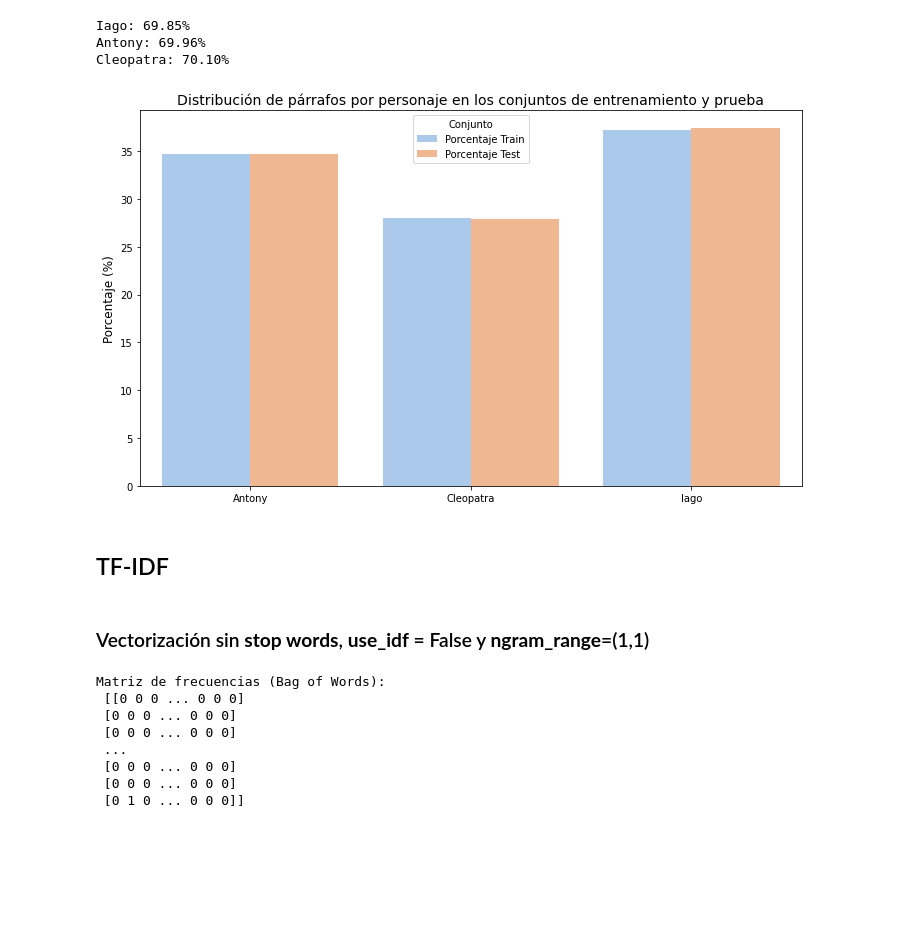
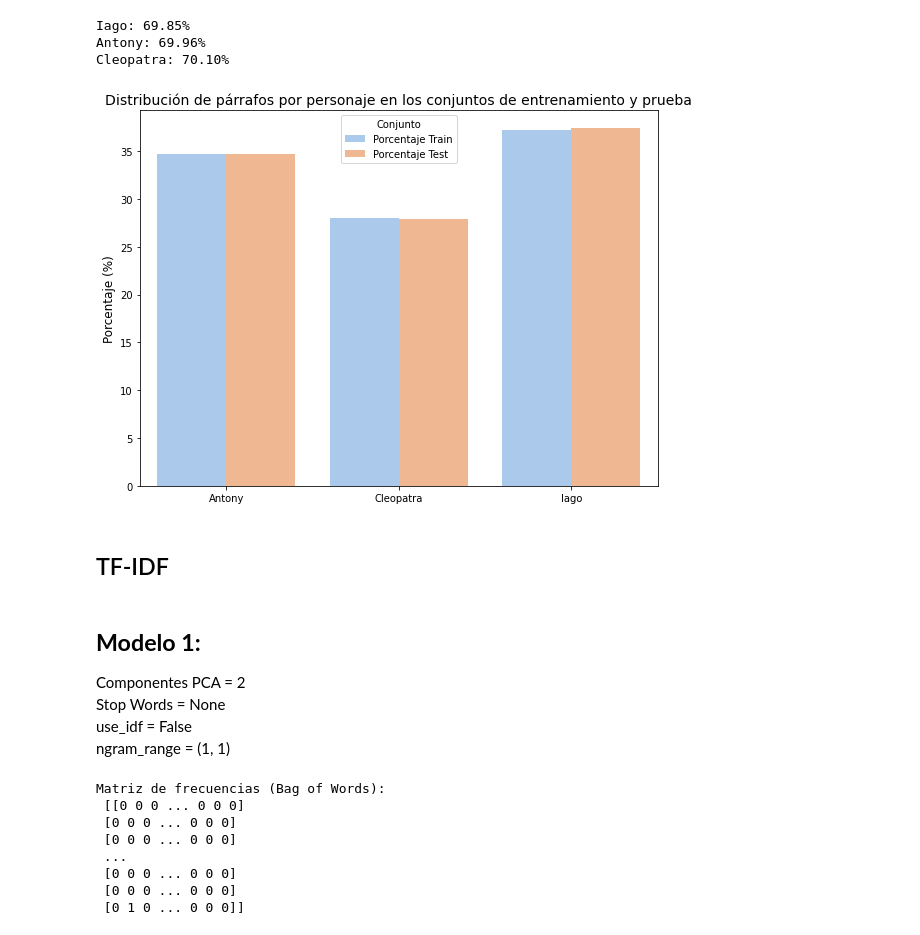
Before and after one commit to AlinaMendez/intro-cd, a Jupyter notebook: Tarea_2/shakespeare_tarea_2 version 2.ipynb, the cells around one changed output. Saved outputs shown, nothing was run; the diff lists cells and outputs as text; code cells hidden in the pictures; blank space fills up the shorter version.

```diff
--- a/Tarea_2/shakespeare_tarea_2 version 2.ipynb
+++ b/Tarea_2/shakespeare_tarea_2 version 2.ipynb
@@ -197,39 +197,43 @@ Cleopatra: 70.10%
 uni, train_counts = np.unique(y_train, return_counts=True)
 uni, test_counts = np.unique(y_test, return_counts=True)
 
 # Calcular porcentajes
 porcentaje_train = (train_counts / len(y_train)) * 100
 porcentaje_test = (test_counts / len(y_test)) * 100
 
 # Crear un DataFrame con los resultados
 df_counts = pd.DataFrame({
     'Nombre': uni,
     'Porcentaje Train': porcentaje_train,
     'Porcentaje Test': porcentaje_test
 })
 
 # Convertir el DataFrame a un formato largo adecuado para Seaborn
 df_balanceado = pd.melt(df_counts, id_vars='Nombre', var_name='Conjunto', value_name='Porcentaje')
 
 # Crear el gráfico
-plt.figure(figsize=(10, 6))
+plt.figure(figsize=(8, 6))
 sns.barplot(x='Nombre', y='Porcentaje', hue='Conjunto', data=df_balanceado, palette='pastel')
 
 # Ajustar etiquetas y título
 plt.xlabel('')
 plt.ylabel('Porcentaje (%)', fontsize=12)
 plt.title('Distribución de párrafos por personaje en los conjuntos de entrenamiento y prueba', fontsize=14)
 plt.legend(title='Conjunto')
 
 # Ajustar el layout
 plt.tight_layout()
 plt.show()
 # %% [output]
-[figure, old version]
+[figure, new version]
 # %% [markdown]
 ## TF-IDF
 # %% [markdown]
-### Vectorización sin **stop words**, **use_idf** = False y **ngram_range**=(1,1)
+## **Modelo 1:**
+Componentes PCA = 2
+Stop Words = None
+use_idf = False
+ngram_range = (1, 1)
 # %%
 tf_idf = TfidfVectorizer(stop_words=None, use_idf=False, ngram_range=(1, 1))
 X_train_tf = tf_idf.fit_transform(X_train)
```
Also changed, not shown: parts of 31 cells of this notebook.
